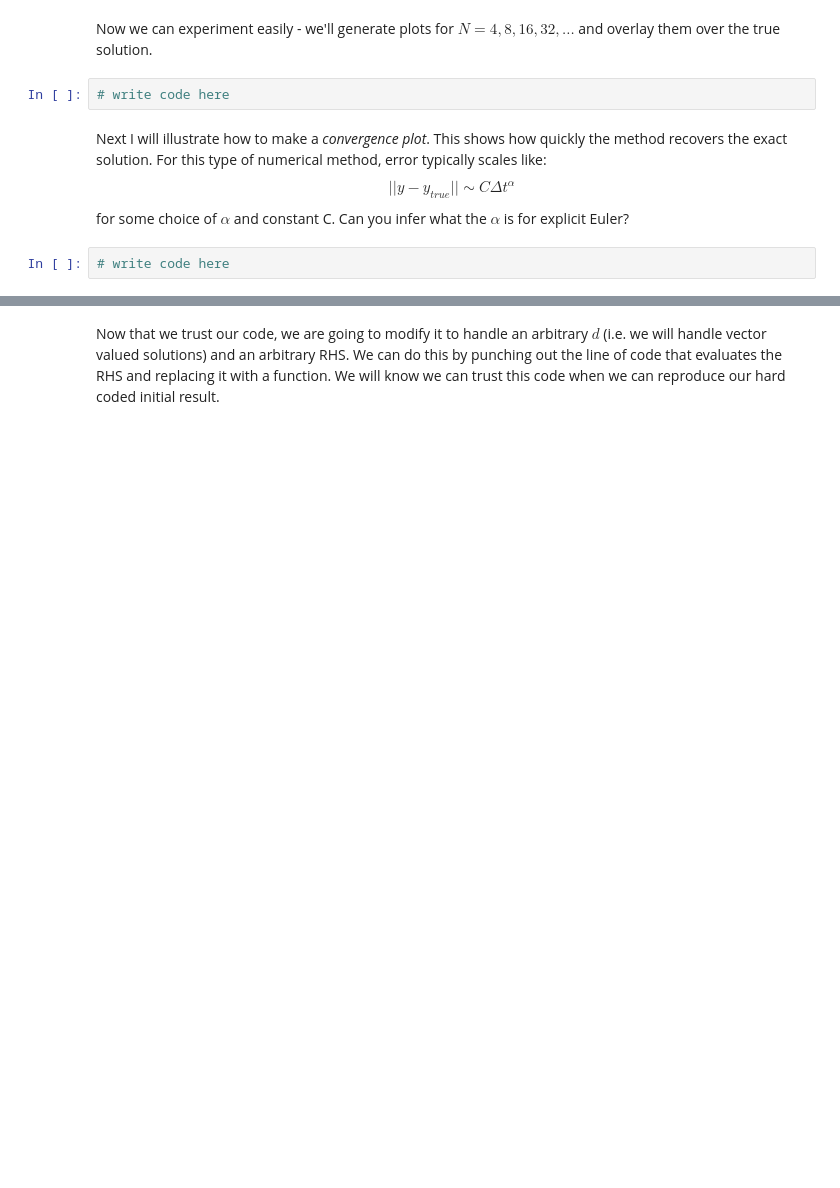
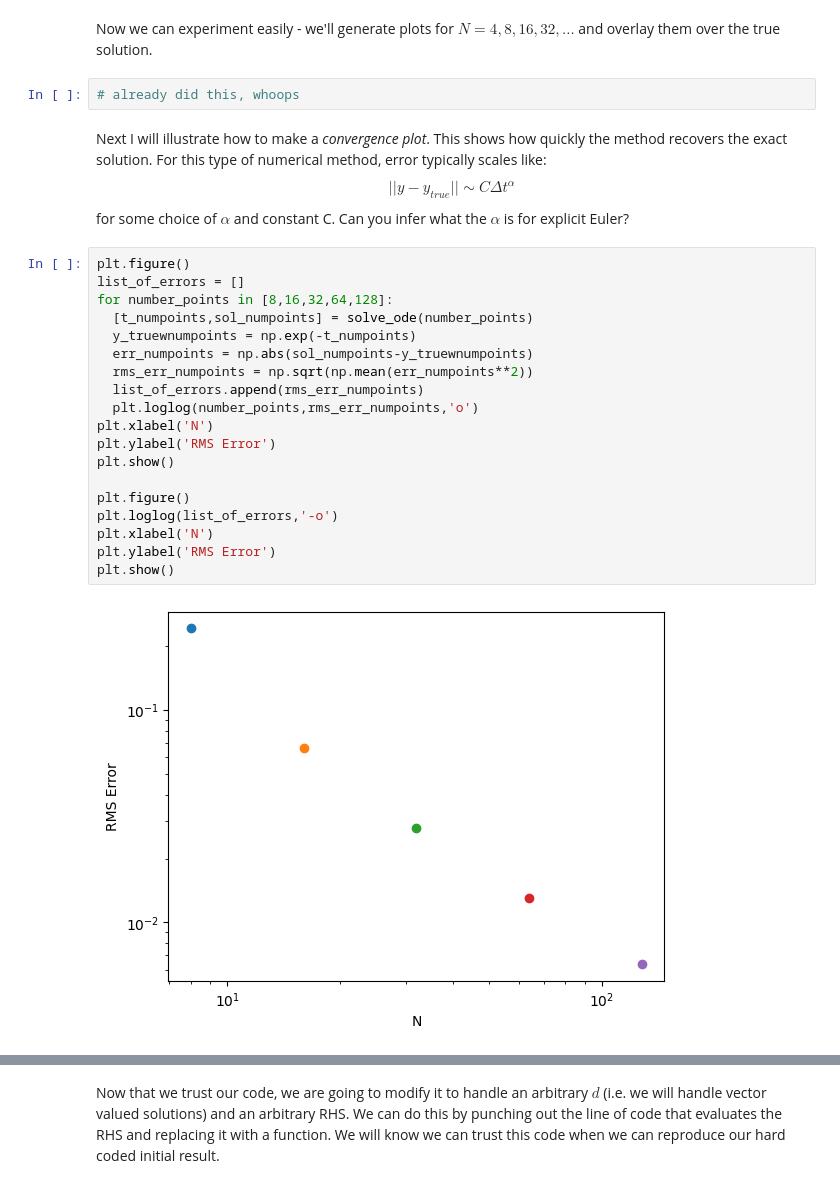
Before and after one commit to natrask/ENM1050, a Jupyter notebook: Code examples/Lecture08_completed.ipynb, the cells around one changed output, grey strips where cells are left out. Drawn from its saved outputs; the diff is of its cells as text; blank space fills up the shorter version.

```diff
--- a/Code examples/Lecture08_completed.ipynb
+++ b/Code examples/Lecture08_completed.ipynb
@@ -123,11 +123,30 @@ plt.show()
 [figure]
 # %% [markdown]
 Now we can experiment easily - we'll generate plots for $N=4,8,16,32,...$ and overlay them over the true solution.
-# %%
-# write code here
+# %%
+# already did this, whoops
 # %% [markdown]
 Next I will illustrate how to make a *convergence plot*. This shows how quickly the method recovers the exact solution. For this type of numerical method, error typically scales like:
 $$||y-y_{true}|| \sim C \Delta t^\alpha$$
 for some choice of $\alpha$ and constant C. Can you infer what the $\alpha$ is for explicit Euler?
-# %%
-# write code here
+# %%
+plt.figure()
+list_of_errors = []
+for number_points in [8,16,32,64,128]:
+  [t_numpoints,sol_numpoints] = solve_ode(number_points)
+  y_truewnumpoints = np.exp(-t_numpoints)
+  err_numpoints = np.abs(sol_numpoints-y_truewnumpoints)
+  rms_err_numpoints = np.sqrt(np.mean(err_numpoints**2))
+  list_of_errors.append(rms_err_numpoints)
+  plt.loglog(number_points,rms_err_numpoints,'o')
+plt.xlabel('N')
+plt.ylabel('RMS Error')
+plt.show()
+
+plt.figure()
+plt.loglog(list_of_errors,'-o')
+plt.xlabel('N')
+plt.ylabel('RMS Error')
+plt.show()
+# %% [output]
+[figure, added]
```
Also changed, not shown: parts of 1 cell of this notebook.
